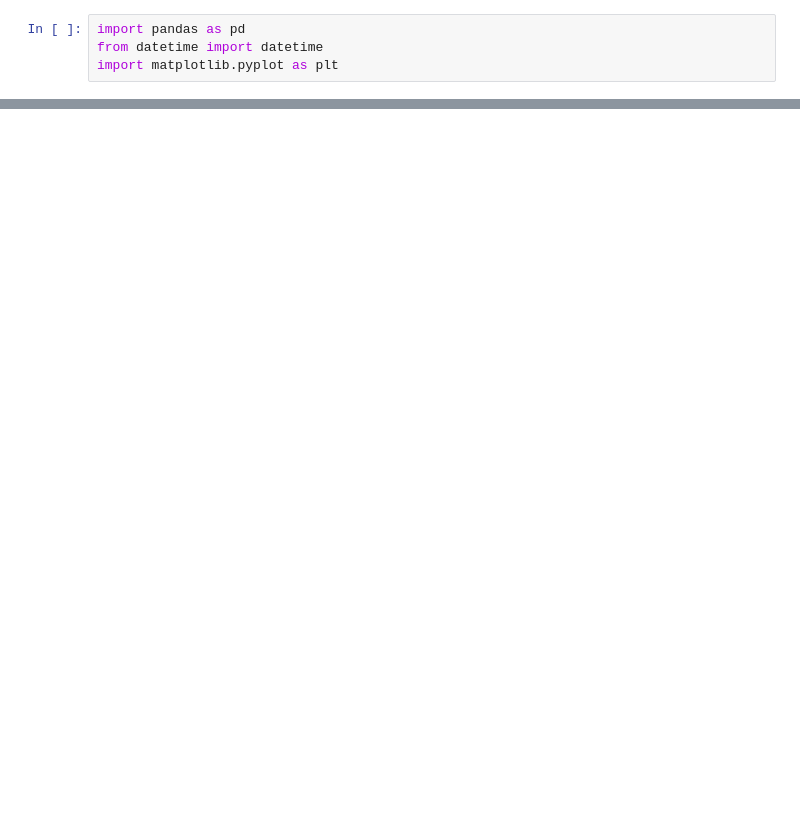
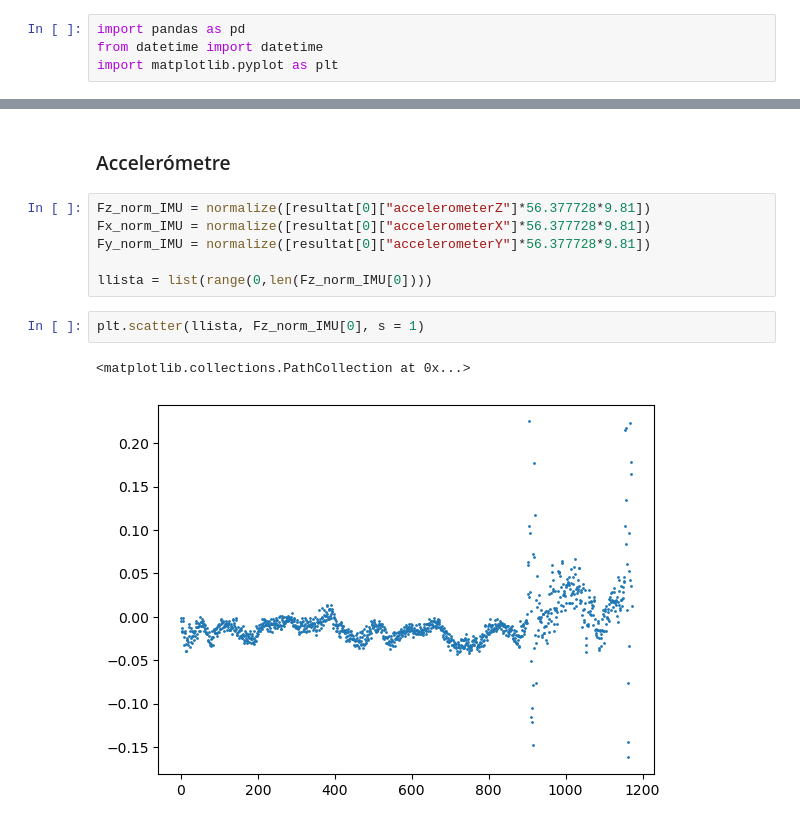
Before and after one commit to PauFuentesH/TFG_PauFuentes, a Jupyter notebook: IMU.ipynb, the cells around one changed output, grey strips where cells are left out. Saved outputs shown, nothing was run; the diff lists cells and outputs as text; blank space fills up the shorter version.

```diff
--- a/IMU.ipynb
+++ b/IMU.ipynb
@@ -163,0 +314,13 @@ for i in resultat:
+# %% [markdown]
+### Accelerómetre
+# %%
+Fz_norm_IMU = normalize([resultat[0]["accelerometerZ"]*56.377728*9.81])
+Fx_norm_IMU = normalize([resultat[0]["accelerometerX"]*56.377728*9.81])
+Fy_norm_IMU = normalize([resultat[0]["accelerometerY"]*56.377728*9.81])
+
+llista = list(range(0,len(Fz_norm_IMU[0])))
+# %%
+plt.scatter(llista, Fz_norm_IMU[0], s = 1)
+# %% [output]
+<matplotlib.collections.PathCollection at 0x...>
+[figure, added]
```
Also changed, not shown: parts of 42 cells of this notebook, 1 other file.
